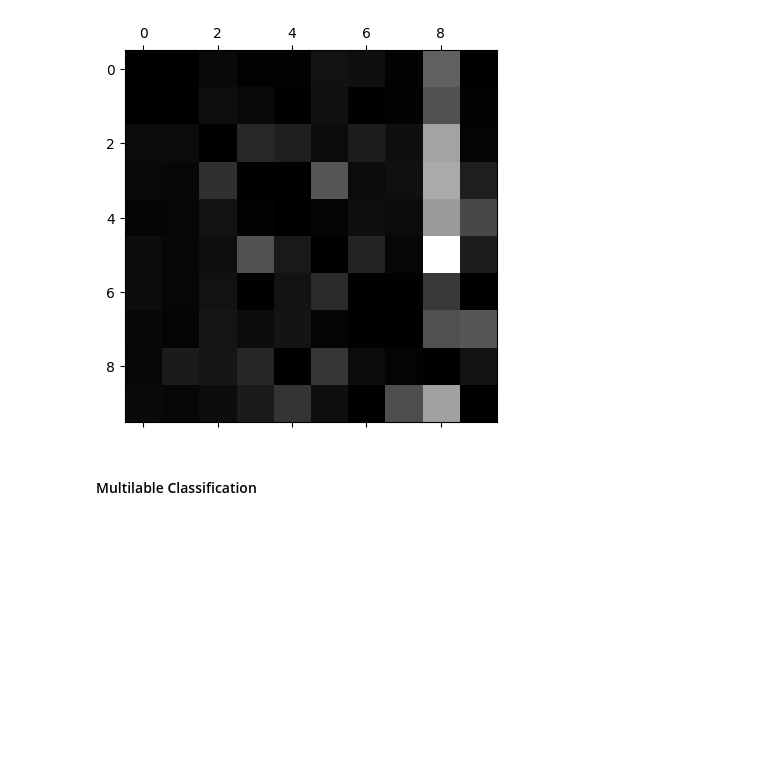
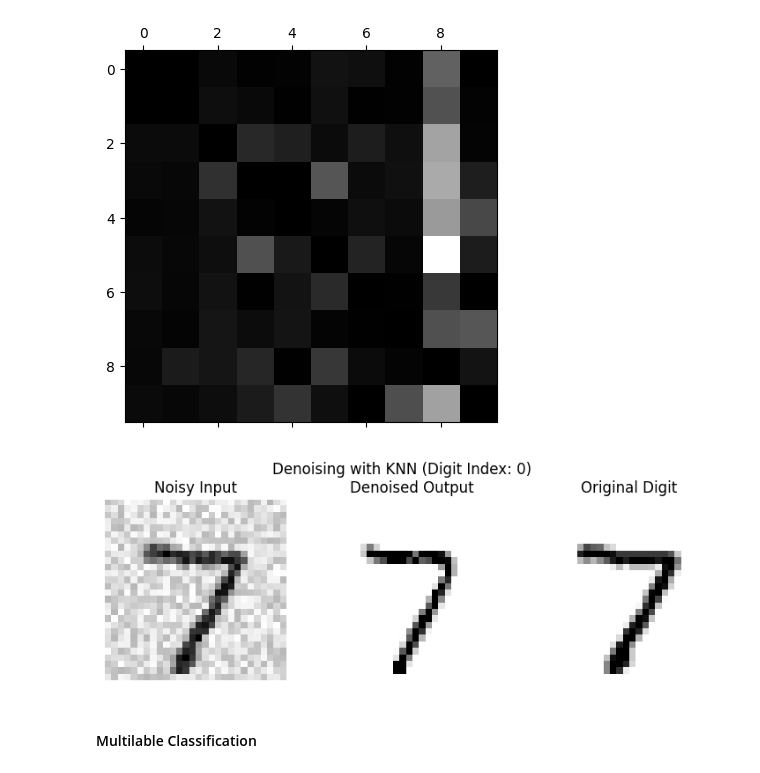
Before and after one commit to JoshOmondi/classification_mnist, a Jupyter notebook: notebooks/mnist_classification.ipynb, the cells around one changed output. Cells and saved outputs as stored; diff of their text form; code cells hidden in the pictures; blank space fills up the shorter version.

```diff
--- a/notebooks/mnist_classification.ipynb
+++ b/notebooks/mnist_classification.ipynb
@@ -369,19 +369,57 @@ plt.show()
 # %% [output]
 [figure]
 # %%
-#let’s plot examples of 3s and 5s (the plot_digits() function just uses Matplotlib’s imshow() function
-# cl_a, cl_b = 3, 5
-# X_aa = X_train[(y_train == cl_a) & (y_train_pred == cl_a)]
-# X_ab = X_train[(y_train == cl_a) & (y_train_pred == cl_b)]
-# X_ba = X_train[(y_train == cl_b) & (y_train_pred == cl_a)]
-# X_bb = X_train[(y_train == cl_b) & (y_train_pred == cl_b)]
+import numpy as np
+import matplotlib.pyplot as plt
+from sklearn.datasets import fetch_openml
+from sklearn.neighbors import KNeighborsClassifier
 
-# plt.figure(figsize=(8,8))
-# plt.subplot(221); plot_digits(X_aa[:25], images_per_row=5)
-# plt.subplot(222); plot_digits(X_ab[:25], images_per_row=5)
-# plt.subplot(223); plot_digits(X_ba[:25], images_per_row=5)
-# plt.subplot(224); plot_digits(X_bb[:25], images_per_row=5)
-# plt.show()
+# Step 1: Load MNIST data
+mnist = fetch_openml('mnist_784', version=1, as_frame=False)
+X, y = mnist['data'], mnist['target'].astype(np.uint8)
+
+# Split training and test sets
+X_train, X_test = X[:60000], X[60000:]
+y_train, y_test = y[:60000], y[60000:]
+
+# Step 2: Define plot_digits()
+def plot_digits(instances, images_per_row=10):
+    size = 28
+    images_per_row = min(len(instances), images_per_row)
+    n_rows = (len(instances) - 1) // images_per_row + 1
+    n_empty = n_rows * images_per_row - len(instances)
+    padded = np.concatenate([instances, np.zeros((n_empty, size * size))], axis=0)
+    image_grid = padded.reshape((n_rows, images_per_row, size, size)) \
+                        .swapaxes(1, 2) \
+                        .reshape(n_rows * size, images_per_row * size)
+    plt.imshow(image_grid, cmap="binary")
+    plt.axis("off")
+
+# Step 3: Add random noise to training and test sets
+noise_train = np.random.randint(0, 100, (len(X_train), 784))
+noise_test = np.random.randint(0, 100, (len(X_test), 784))
+
+X_train_noisy = X_train + noise_train
+X_test_noisy = X_test + noise_test
+
+# Step 4: Train a KNN classifier to denoise
+knn_clf = KNeighborsClassifier()
+knn_clf.fit(X_train_noisy, X_train)  # Train on noisy input, clean output
+
+# Step 5: Pick a noisy test digit and denoise it
+digit_index = 0
+noisy_digit = X_test_noisy[digit_index]
+denoised_digit = knn_clf.predict([noisy_digit])[0]
+original_digit = X_test[digit_index]
+
+plt.figure(figsize=(9, 3))
+plt.subplot(131); plot_digits([noisy_digit]); plt.title("Noisy Input")
+plt.subplot(132); plot_digits([denoised_digit]); plt.title("Denoised Output")
+plt.subplot(133); plot_digits([original_digit]); plt.title("Original Digit")
+plt.suptitle("Denoising with KNN (Digit Index: 0)")
+plt.show()
+# %% [output]
+[figure, added]
 # %% [markdown]
 #### Multilable Classification
 # %%
```
Also changed, not shown: parts of 3 cells of this notebook.
